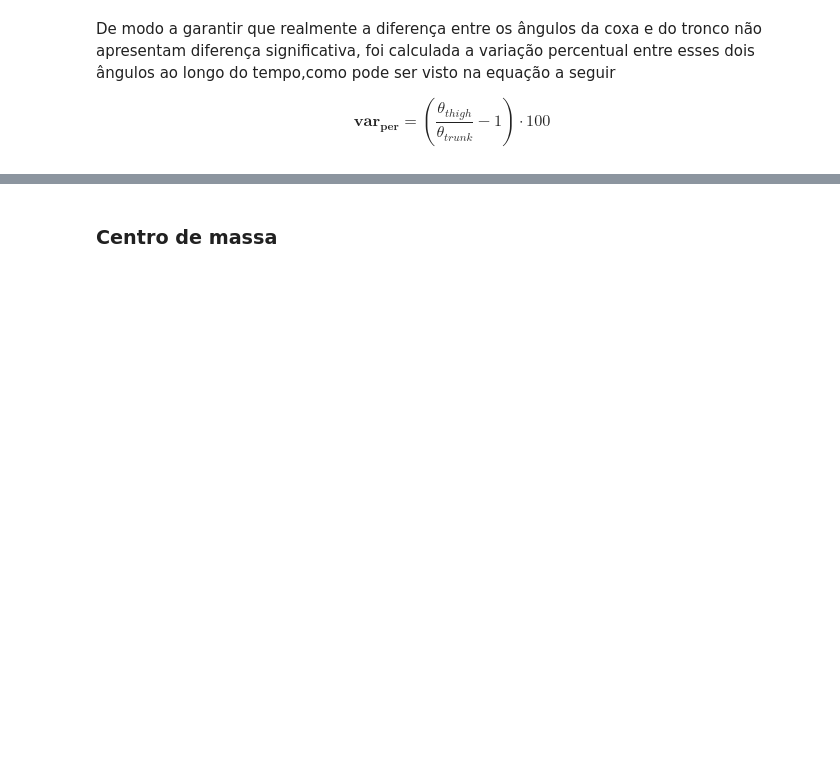
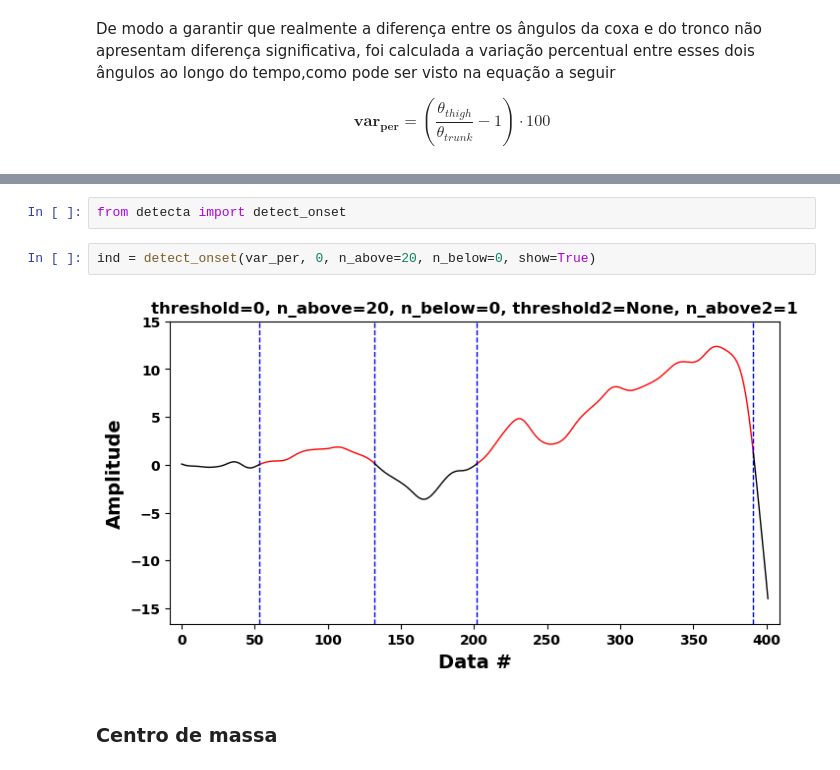
Before and after one commit to lucassantanasilva/NordicHams, a Jupyter notebook: notebooks/TG_Lucas_Nordic_Hamstring_Exercise.ipynb, the cells around one changed output, grey strips where cells are left out. Saved outputs shown, nothing was run; the diff lists cells and outputs as text; blank space fills up the shorter version.

```diff
--- a/notebooks/TG_Lucas_Nordic_Hamstring_Exercise.ipynb
+++ b/notebooks/TG_Lucas_Nordic_Hamstring_Exercise.ipynb
@@ -341,3 +404,9 @@ plt.show()
+# %%
+from detecta import detect_onset
+# %%
+ind = detect_onset(var_per, 0, n_above=20, n_below=0, show=True)
+# %% [output]
+[figure, added]
 # %% [markdown]
 ### Centro de massa
 # %% [markdown]
```
Also changed, not shown: parts of 54 cells of this notebook, 4 other files.
